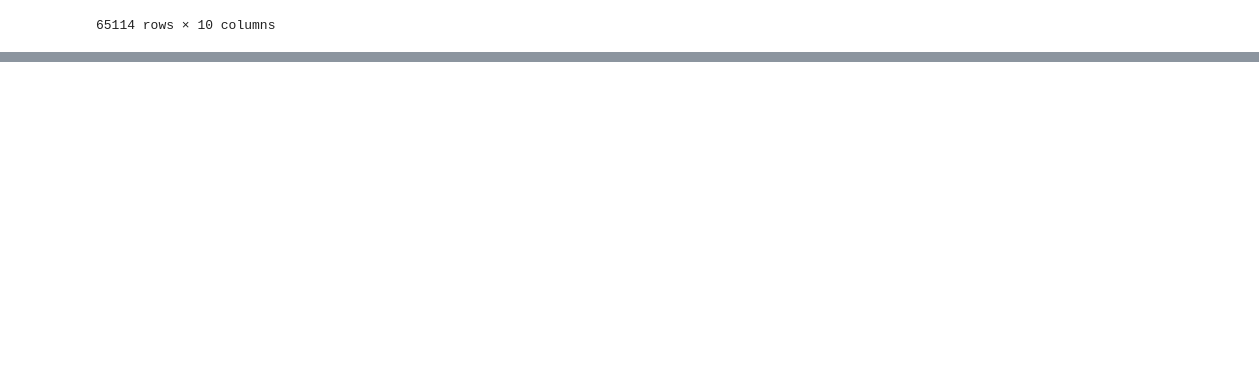
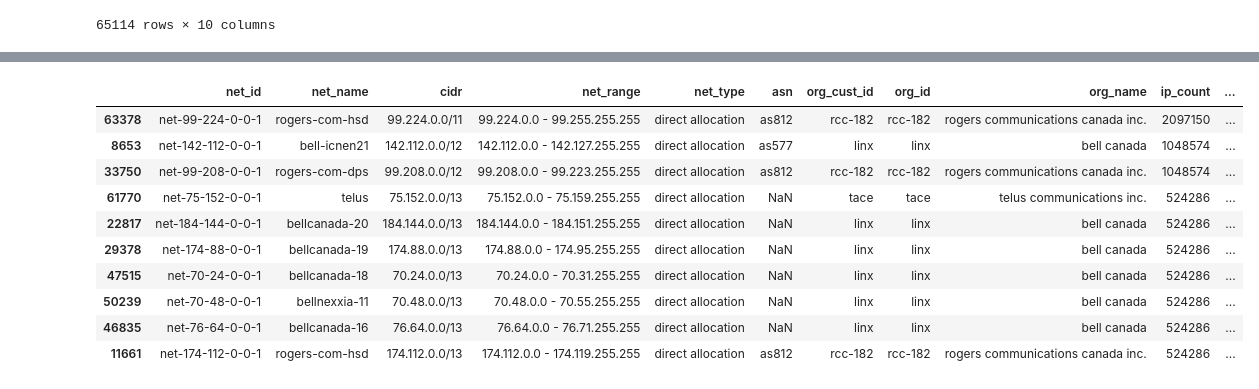
Before and after one commit to FelixQLe/Mastering-MySQL-Practice, a Jupyter notebook: Assessment.ipynb, the cells around one changed output, grey strips where cells are left out. Cells and saved outputs as stored; diff of their text form; code cells hidden in the pictures; blank space fills up the shorter version.

```diff
--- a/Assessment.ipynb
+++ b/Assessment.ipynb
@@ -319,0 +364,14 @@ Name: cidr, Length: 6027, dtype: int64
+# %%
+sorted_filtered.sort_values(by='avg_ip_per_cidr', ascending=False).head(10)
+# %% [output]
+|  | net_id | net_name | cidr | net_range | net_type | asn | org_cust_id | org_id | org_name | ip_count | ... |
+| 63378 | net-99-224-0-0-1 | rogers-com-hsd | 99.224.0.0/11 | 99.224.0.0 - 99.255.255.255 | direct allocation | as812 | rcc-182 | rcc-182 | rogers communications canada inc. | 2097150 | ... |
+| 8653 | net-142-112-0-0-1 | bell-icnen21 | 142.112.0.0/12 | 142.112.0.0 - 142.127.255.255 | direct allocation | as577 | linx | linx | bell canada | 1048574 | ... |
+| 33750 | net-99-208-0-0-1 | rogers-com-dps | 99.208.0.0/12 | 99.208.0.0 - 99.223.255.255 | direct allocation | as812 | rcc-182 | rcc-182 | rogers communications canada inc. | 1048574 | ... |
+| 61770 | net-75-152-0-0-1 | telus | 75.152.0.0/13 | 75.152.0.0 - 75.159.255.255 | direct allocation | NaN | tace | tace | telus communications inc. | 524286 | ... |
+| 22817 | net-184-144-0-0-1 | bellcanada-20 | 184.144.0.0/13 | 184.144.0.0 - 184.151.255.255 | direct allocation | NaN | linx | linx | bell canada | 524286 | ... |
+| 29378 | net-174-88-0-0-1 | bellcanada-19 | 174.88.0.0/13 | 174.88.0.0 - 174.95.255.255 | direct allocation | NaN | linx | linx | bell canada | 524286 | ... |
+| 47515 | net-70-24-0-0-1 | bellcanada-18 | 70.24.0.0/13 | 70.24.0.0 - 70.31.255.255 | direct allocation | NaN | linx | linx | bell canada | 524286 | ... |
+| 50239 | net-70-48-0-0-1 | bellnexxia-11 | 70.48.0.0/13 | 70.48.0.0 - 70.55.255.255 | direct allocation | NaN | linx | linx | bell canada | 524286 | ... |
+| 46835 | net-76-64-0-0-1 | bellcanada-16 | 76.64.0.0/13 | 76.64.0.0 - 76.71.255.255 | direct allocation | NaN | linx | linx | bell canada | 524286 | ... |
+| 11661 | net-174-112-0-0-1 | rogers-com-hsd | 174.112.0.0/13 | 174.112.0.0 - 174.119.255.255 | direct allocation | as812 | rcc-182 | rcc-182 | rogers communications canada inc. | 524286 | ... |
```
Also changed, not shown: parts of 7 cells of this notebook.
